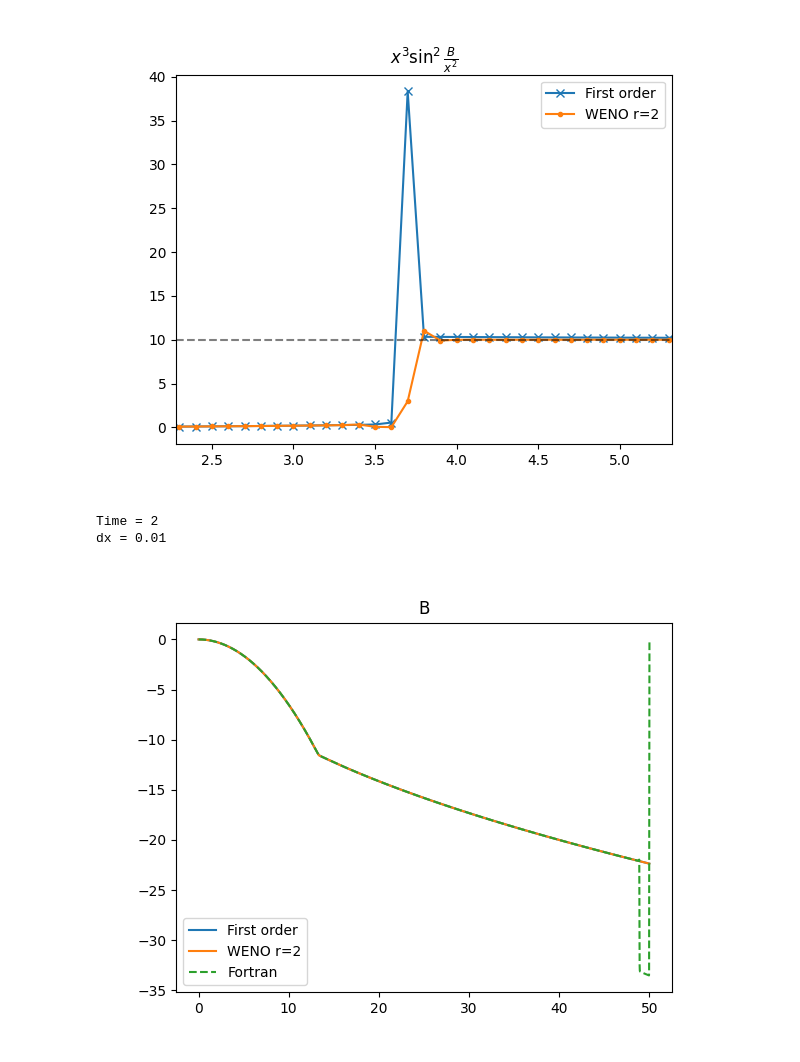
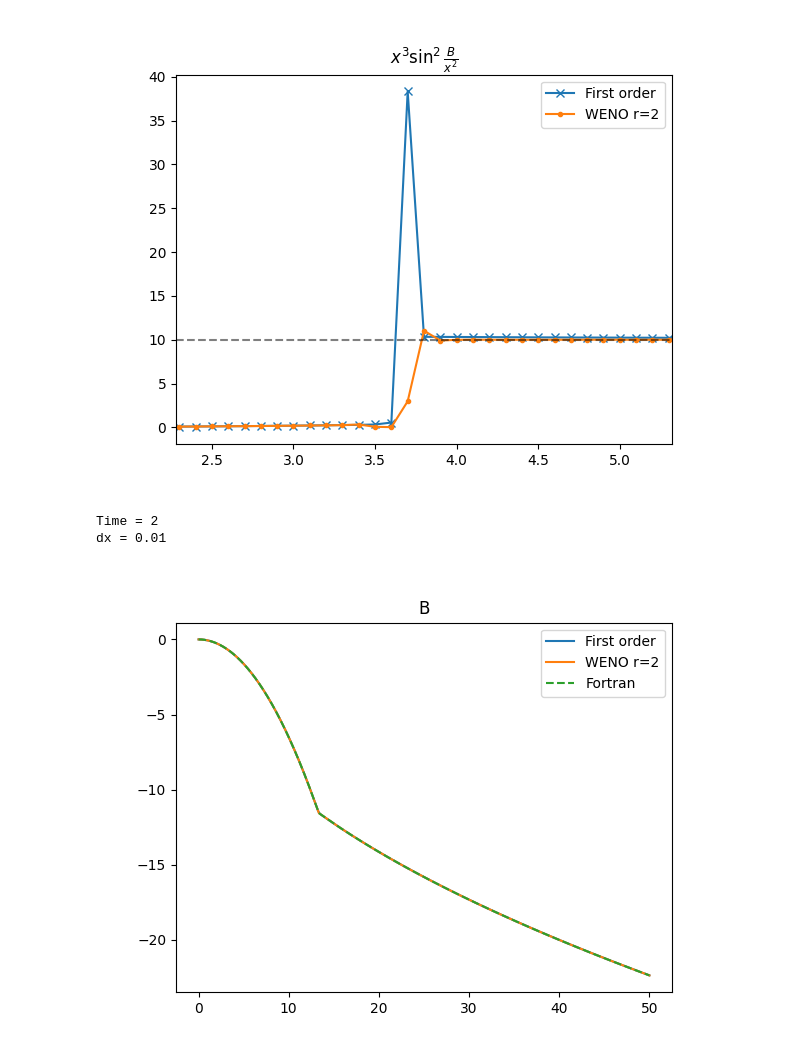
Before and after one commit to LoreCip/LQG-BH-Collapse, a Jupyter notebook: Notebooks/results.ipynb, the cells around one changed output. Cells and saved outputs as stored; diff of their text form; code cells hidden in the pictures.

```diff
--- a/Notebooks/results.ipynb
+++ b/Notebooks/results.ipynb
@@ -14,11 +14,11 @@ from scipy.integrate import cumtrapz, trapz
 
 from scipy.io import FortranFile
 
-with FortranFile('../build/outputs/rho.dat', 'r') as f:
+with FortranFile('../pbuild/outputs/rho.dat', 'r') as f:
     fr = f.read_reals(dtype=np.float64)
-with FortranFile('../build/outputs/B.dat', 'r') as f:
+with FortranFile('../pbuild/outputs/B.dat', 'r') as f:
     fB = f.read_reals(dtype=np.float64)
-with FortranFile('../build/outputs/xs.dat', 'r') as f:
+with FortranFile('../pbuild/outputs/xs.dat', 'r') as f:
     fx = f.read_reals(dtype=np.float64)
 
 ###################
@@ -210,22 +209,22 @@ dx = 0.1
 # %%
 t = '2'
 dx = '0.01'
 f = 'B'
 
 fig = plt.figure()
 plt.plot(godunov[t][dx][f][k]['x'], godunov[t][dx][f][k]['B'], label = 'First order')
 plt.plot(wenor2[t][dx][f][k]['x'], wenor2[t][dx][f][k]['B'], label = 'WENO r=2')
 
-plt.plot(x, B, '--', label = 'Fortran')
+plt.plot(fx, fB, '--', label = 'Fortran')
 
 plt.title(r"B")
 plt.legend()
 
 
 
 print(f"Time = {t}")
 print(f"dx = {dx}")
 # %% [output]
 Time = 2
 dx = 0.01
-[figure, old version]
+[figure, new version]
```
Also changed, not shown: parts of 2 cells of this notebook, 13 other files.
